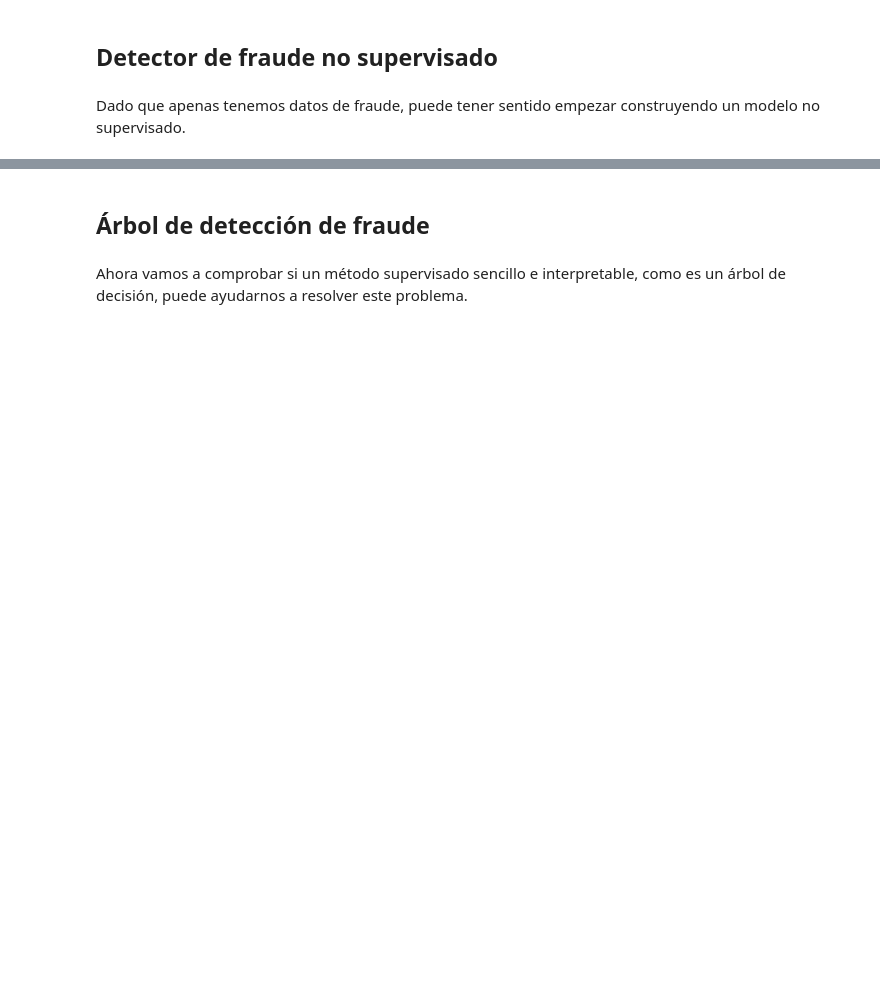
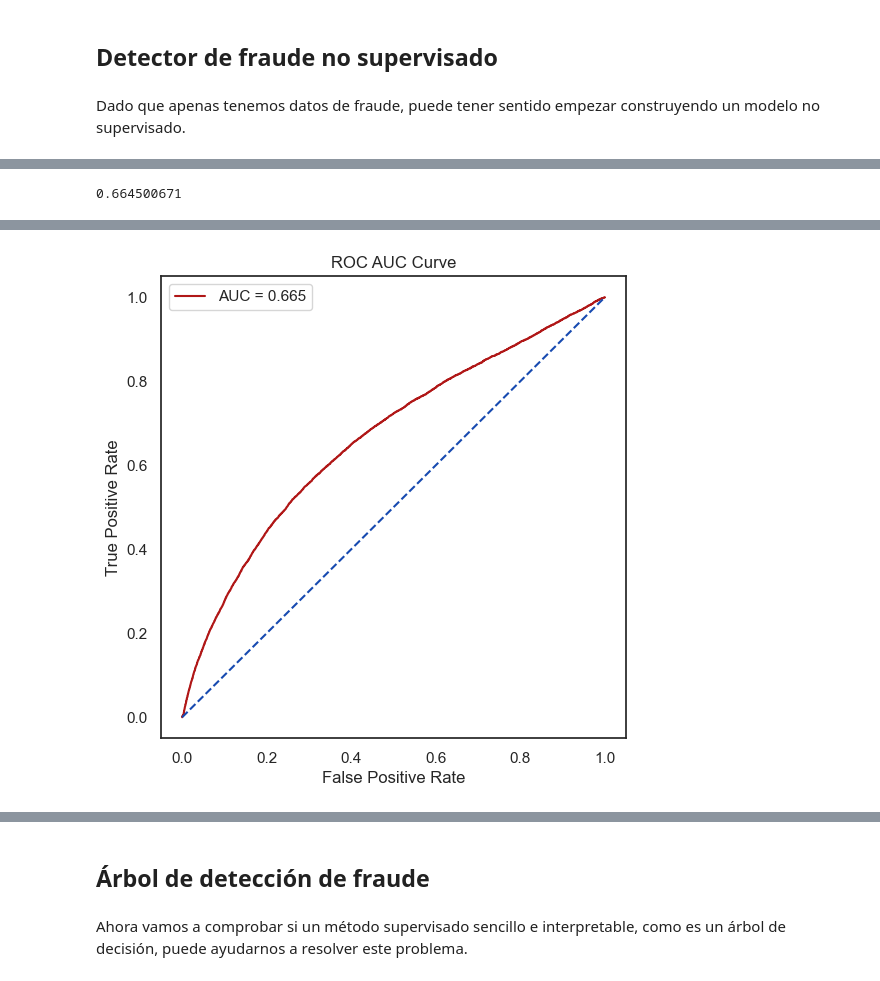
Before and after one commit to RenzoCar1997/trabajo-ensembles, a Jupyter notebook: fraudDetection_student.ipynb, the cells around one changed output, grey strips where cells are left out. Saved outputs shown, nothing was run; the diff lists cells and outputs as text; code cells hidden in the pictures; blank space fills up the shorter version.

```diff
--- a/fraudDetection_student.ipynb
+++ b/fraudDetection_student.ipynb
@@ -242,3 +350,27 @@ Ten en cuenta los siguientes puntos para construir un buen modelo:
+# %%
+# Creando columnas X y Y
+X_train = train_imputed.drop('isFraud', axis = 1)
+y_train = train_imputed['isFraud']
+X_test = test_imputed.drop('isFraud', axis = 1)
+y_test = test_imputed['isFraud']
+
+# Proporción de datos fraudulentos
+rate_fraud = train_imputed['isFraud'].sum()/len(train_imputed['isFraud'])
+
+# Creando modelo
+isoforest = IsolationForest(n_estimators = 5000, contamination = rate_fraud, bootstrap = True, random_state=21, n_jobs = -1)
+
+# Entrenando modelo
+isoforest.fit(X_train)
+
+# Calculando probabilidades de clase fraude
+y_scores = - isoforest.score_samples(X_test)
+
+# Calculando auc-score
+auc_score = roc_auc_score(y_test, y_scores)
+print(f'Roc-auc score: {auc_score}')
+# %% [output]
+0.664500671
 # %% [markdown]
 <img src="https://albarji-labs-materials.s3-eu-west-1.amazonaws.com/question.png" height="80" width="80" style="float: right;"/>
 
@@ -262,0 +393,22 @@ Sugerencia: utiliza la <a href=https://scikit-learn.org/stable/modules/generated
+# %%
+#  Curva ROC
+# Calculando tasa de falsos positivos y AUC
+false_positive_rate, true_positive_rate, thresholds = roc_curve(y_test, y_scores)
+roc_auc = auc(false_positive_rate, true_positive_rate)
+
+# Construyendo gráfico
+sns.set_theme(style = 'white')
+plt.figure(figsize = (6, 6))
+plt.plot(false_positive_rate,true_positive_rate, color = '#b01717', label = 'AUC = %0.3f' % roc_auc)
+plt.legend(loc = 'lower right')
+plt.plot([0, 1], [0, 1], linestyle = '--', color = '#174ab0')
+plt.axis('tight')
+plt.ylabel('True Positive Rate')
+plt.xlabel('False Positive Rate')
+plt.title('ROC AUC Curve')
+plt.legend()
+
+# Mostrando gráfico
+plt.show()
+# %% [output]
+[figure, added]
```
Also changed, not shown: parts of 24 cells of this notebook.
